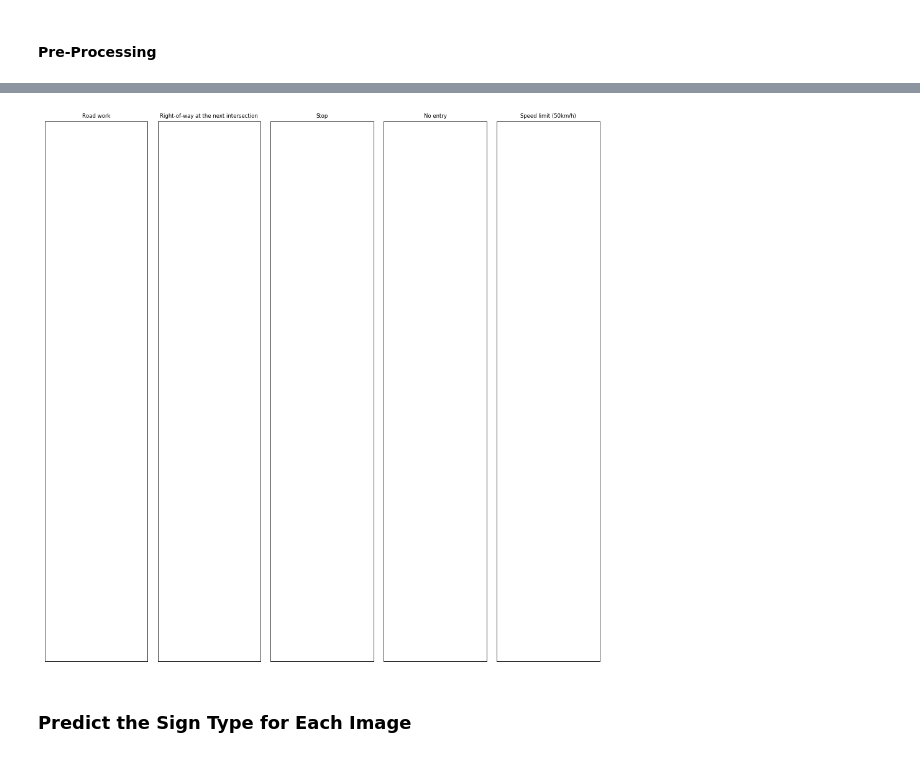
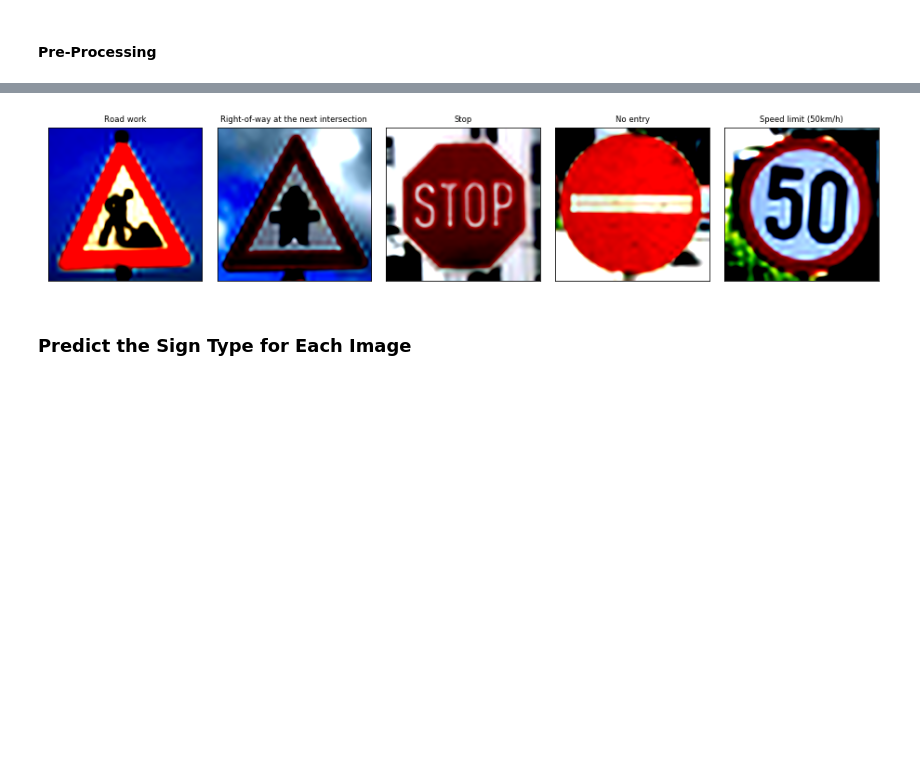
Before and after one commit to asadziach/CarND-Traffic-Sign-Classifier-Project, a Jupyter notebook: Traffic_Sign_Classifier.ipynb, the cells around one changed output, grey strips where cells are left out. Drawn from its saved outputs; the diff is of its cells as text; code cells hidden in the pictures; blank space fills up the shorter version.

```diff
--- a/Traffic_Sign_Classifier.ipynb
+++ b/Traffic_Sign_Classifier.ipynb
@@ -208,13 +210,13 @@ import math
 def distort_input(x_in):
     x_t = tf.convert_to_tensor(x_in, dtype=tf.float32)
 
-    x_t = tf.map_fn(lambda img: tf.random_crop(img, [32, 32, 1]), x_t, dtype=tf.float32)
-    # tf.contrib.image.rotate is experimental and not avaialble on all Tensorflow installations
-#    x_t = tf.contrib.image.rotate(x_in, tf.random_uniform([len(x_in)], maxval=math.pi/8))
+    x_t = tf.map_fn(lambda img: tf.random_crop(img, [32, 32, use_n_channels]), x_t, dtype=tf.float32)
     '''
+    # Experimental perturbations
+    x_t = tf.contrib.image.rotate(x_in, tf.random_uniform([len(x_in)], maxval=math.pi/8))
     x_t = tf.map_fn(lambda img: tf.image.random_brightness(img, max_delta=63./255.), x_t, dtype=tf.float32)
-#    x_t = tf.map_fn(lambda img: tf.image.random_saturation(img, lower=0.5, upper=1.5), x_t, dtype=tf.float32)
-#    x_t = tf.map_fn(lambda img: tf.image.random_hue(img, max_delta=0.2), x_t, dtype=tf.float32)
+    x_t = tf.map_fn(lambda img: tf.image.random_saturation(img, lower=0.5, upper=1.5), x_t, dtype=tf.float32)
+    x_t = tf.map_fn(lambda img: tf.image.random_hue(img, max_delta=0.2), x_t, dtype=tf.float32)
     x_t = tf.map_fn(lambda img: tf.image.random_contrast(img, lower=0.2, upper=1.8), x_t, dtype=tf.float32)
     x_t = tf.map_fn(lambda img: tf.image.per_image_standardization(img), x_t, dtype=tf.float32)
     '''
@@ -279,16 +276,0 @@ y_train = y_train2
-# %%
-'''
-%%time
-problamtic_classes = [0,1,2,3,4,5,6,7,8,24,27]
-for classid in problamtic_classes:
-    x_augment, y_augment = augment_class(X_train, y_train, classid, 500)
-    distorted_x = distort_input(np.array(x_augment))
-    X_train2 = np.append(X_train, distorted_x, axis=0)
-    y_train2 = np.append(y_train, np.array(y_augment), axis=0)
-
-    X_train = X_train2
-    y_train = y_train2
-
-print (len(X_train))
-print (len(y_train))
-'''
@@ -351,7 +329,7 @@ def LeNet_Fast(x):
     sigma = 0.1
 
     # SOLUTION: Layer 1: Convolutional. Input = 32x32x1. Output = 28x28x6.
-    conv1_W = tf.Variable(tf.truncated_normal(shape=(5, 5, 1, 6), mean = mu, stddev = sigma))
+    conv1_W = tf.Variable(tf.truncated_normal(shape=(5, 5, use_n_channels, 6), mean = mu, stddev = sigma))
     conv1_b = tf.Variable(tf.zeros(6))
     conv1   = tf.nn.conv2d(x, conv1_W, strides=[1, 1, 1, 1], padding='VALID') + conv1_b
 
@@ -537,5 +380,5 @@ def lenet_arg_scope(weight_decay=0.0):
 # %%
-x = tf.placeholder(tf.float32, (None, 32, 32, 1))
+x = tf.placeholder(tf.float32, (None, 32, 32, use_n_channels))
 y = tf.placeholder(tf.int32, (None))
 w = tf.placeholder(tf.float32, (None))
 keep_prob = tf.placeholder(tf.float32)
@@ -788,18 +624,18 @@ Wall time: 212 ms
 # %%
 fig, axes = plt.subplots(rows, columns, figsize=figsize,
                          subplot_kw={'xticks': [], 'yticks': []})
 
 fig.subplots_adjust(hspace=0.3, wspace=0.10)
 
 indices = range(count)
 
 for ax, i in zip(axes.flat, indices):
-#    ax.imshow(X_myown[i], interpolation='lanczos')
+    ax.imshow(X_myown[i], interpolation='lanczos')
     ax.set_title(sign_names[Y_myown[i]], fontsize=fontsize)
 
 plt.show()
 # %% [output]
-[figure, old version]
+[figure, new version]
 # %% [markdown]
 ### Predict the Sign Type for Each Image
 # %%
```
Also changed, not shown: parts of 25 cells of this notebook.
